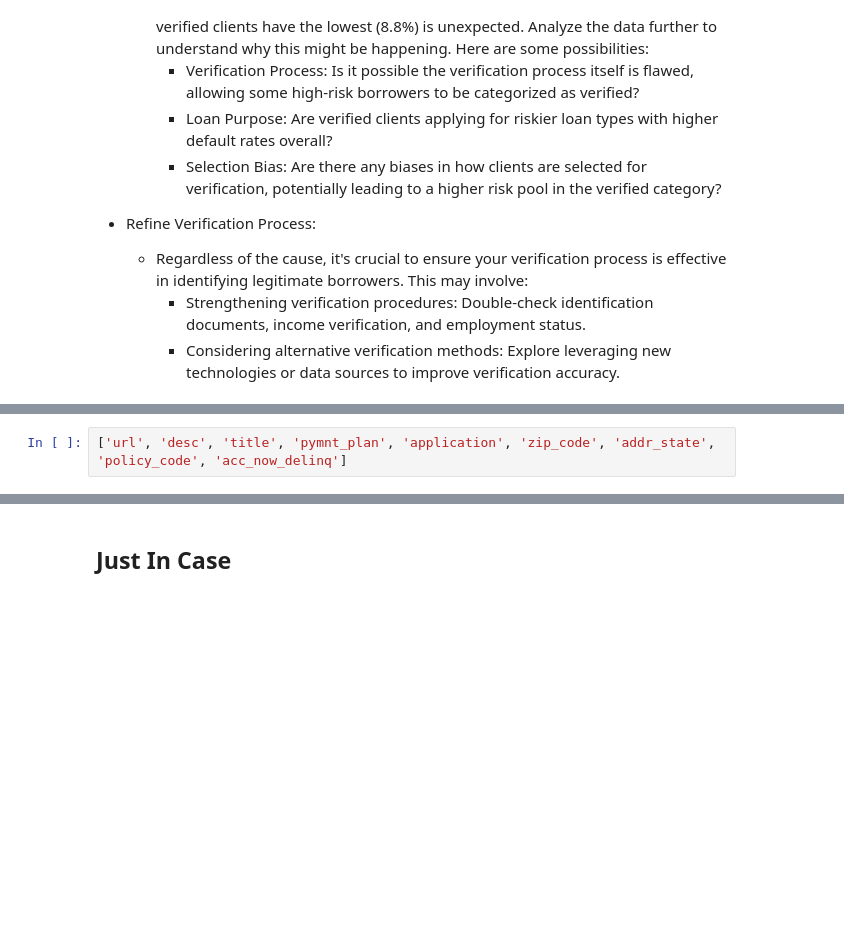
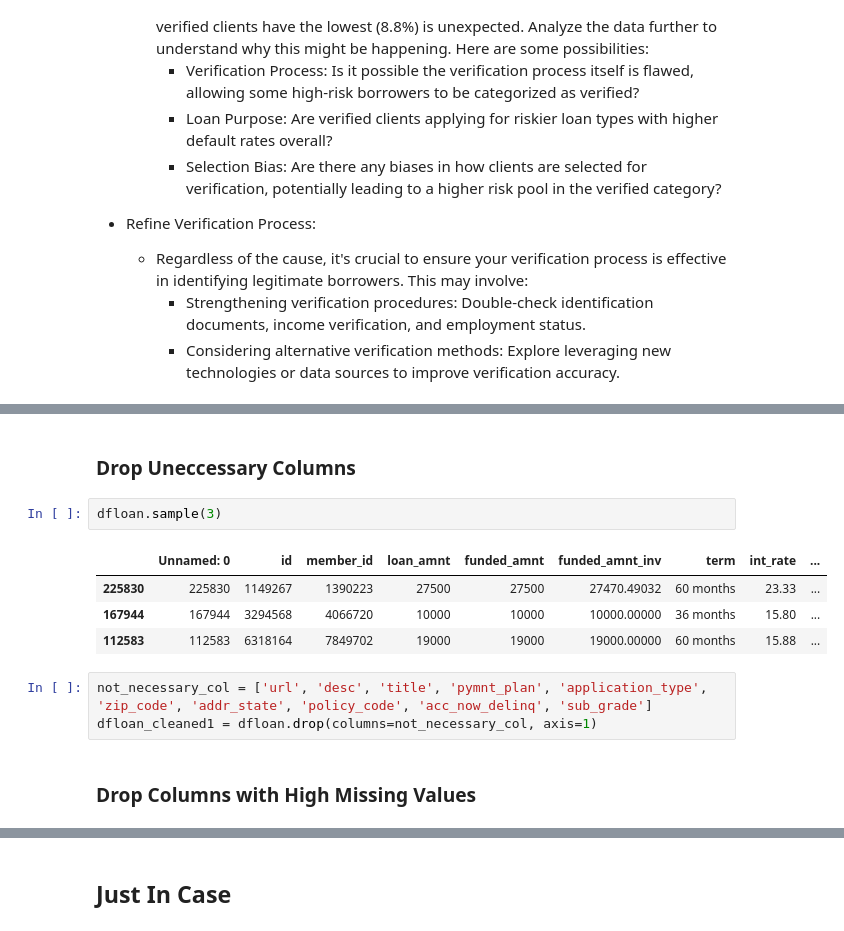
Before and after one commit to azaryasph/IDX-Partners-Project-Based-Internship-Prediction-Model, a Jupyter notebook: notebooks/Prediction Model.ipynb, the cells around one changed output, grey strips where cells are left out. Drawn from its saved outputs; the diff is of its cells as text; blank space fills up the shorter version.

```diff
--- a/notebooks/Prediction Model.ipynb
+++ b/notebooks/Prediction Model.ipynb
@@ -1105,2 +1326,14 @@ plt.show()
+# %% [markdown]
+### Drop Uneccessary Columns
+# %%
+dfloan.sample(3)
+# %% [output]
+|  | Unnamed: 0 | id | member_id | loan_amnt | funded_amnt | funded_amnt_inv | term | int_rate | ... |
+| 225830 | 225830 | 1149267 | 1390223 | 27500 | 27500 | 27470.49032 | 60 months | 23.33 | ... |
+| 167944 | 167944 | 3294568 | 4066720 | 10000 | 10000 | 10000.00000 | 36 months | 15.80 | ... |
+| 112583 | 112583 | 6318164 | 7849702 | 19000 | 19000 | 19000.00000 | 60 months | 15.88 | ... |
 # %%
-['url', 'desc', 'title', 'pymnt_plan', 'application', 'zip_code', 'addr_state', 'policy_code', 'acc_now_delinq']
+not_necessary_col = ['url', 'desc', 'title', 'pymnt_plan', 'application_type', 'zip_code', 'addr_state', 'policy_code', 'acc_now_delinq', 'sub_grade']
+dfloan_cleaned1 = dfloan.drop(columns=not_necessary_col, axis=1)
+# %% [markdown]
+### Drop Columns with High Missing Values
```
Also changed, not shown: parts of 17 cells of this notebook.
